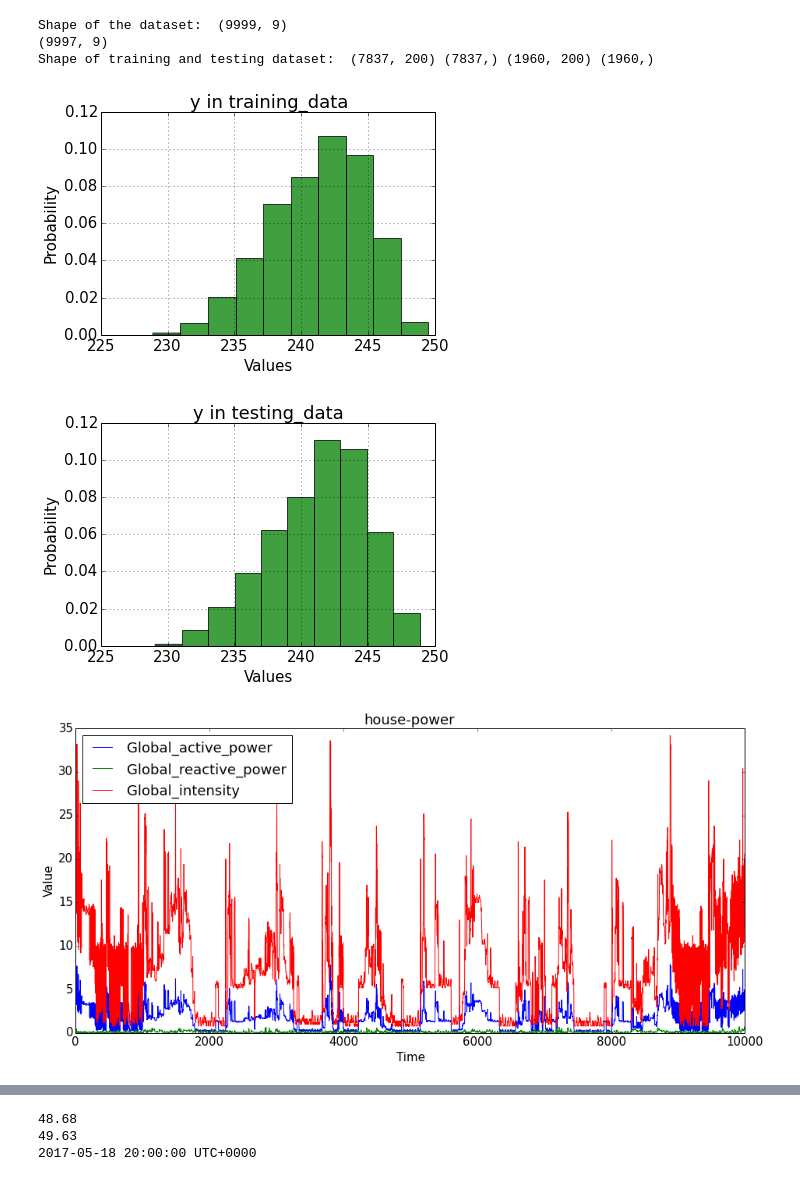
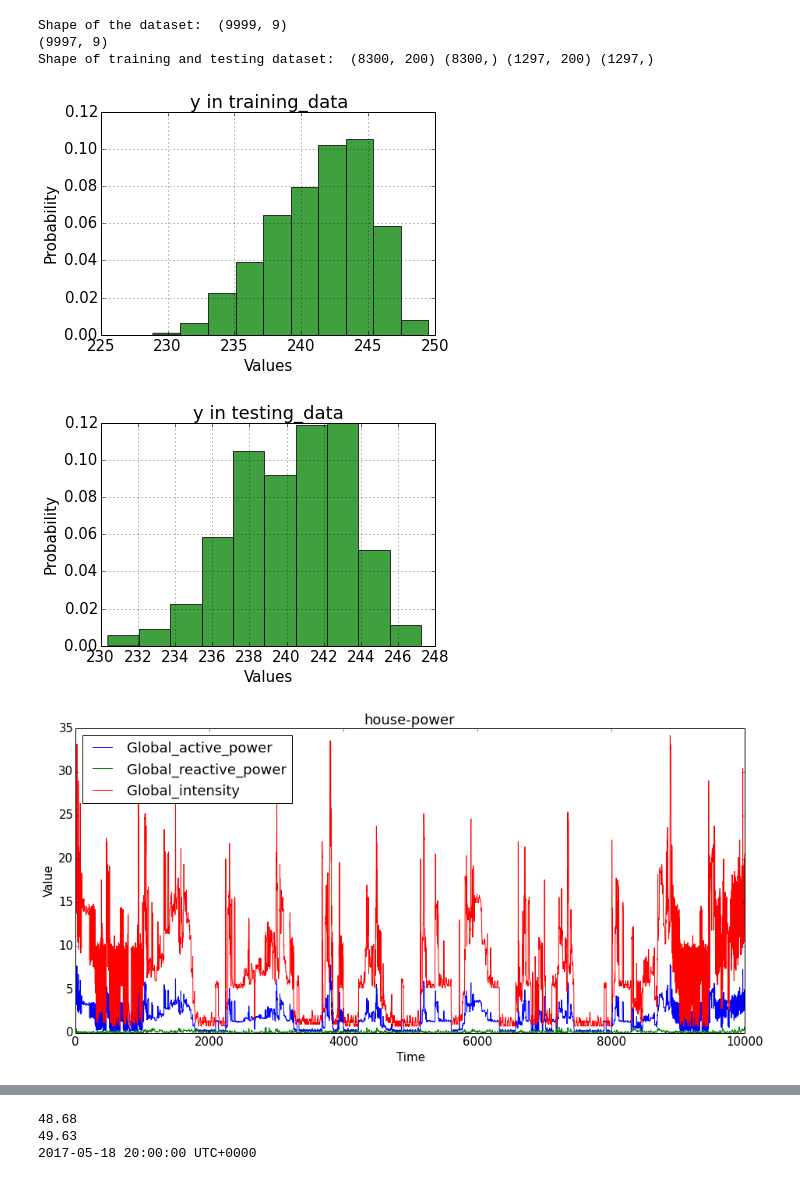
Before and after one commit to weilai0980/tsRNN, a Jupyter notebook: data_prep_offline.ipynb, the cells around one changed output, grey strips where cells are left out. Drawn from its saved outputs; the diff is of its cells as text; code cells hidden in the pictures.

```diff
--- a/data_prep_offline.ipynb
+++ b/data_prep_offline.ipynb
@@ -181,6 +228,13 @@ np.savetxt("../dataset/dataset_ts/stock_ytest.csv", y_test, delimiter=",")
 # house-power
 # Date;Time;Global_active_power;Global_reactive_power;
 # Voltage;Global_intensity;Sub_metering_1;Sub_metering_2;Sub_metering_3
+
+para_uni_variate = True
+para_train_test_split = False
+para_win_size = 200
+
+para_train_range = (0,8500)
+para_test_range  = (8500,9999)
 
 addr = "../dataset/dataset_ts/house-power.csv"
 dta_df = pd.read_csv( addr ,sep=';')
@@ -200,40 +254,41 @@ tmpcol = [ 'Global_active_power', 'Global_reactive_power', 'Voltage', 'Global_in
           'Sub_metering_1', 'Sub_metering_2', 'Sub_metering_3' ]
 
 for i in tmpcol:
     dta_df[i] = dta_df[i].astype(float)
 
 # ----------------------------
 
 
-x_all, y_all = instance_extraction( list(dta_df['Voltage']), 200 )
-x_train, x_test, y_train, y_test = train_test_split( x_all, y_all, \
-                                                        test_size=0.2, random_state=20)
+x_train, x_test, y_train, y_test = \
+build_training_testing_data( dta_df, 'Voltage', ['Global_active_power','Sub_metering_1'], \
+                                para_uni_variate, para_train_test_split, para_win_size, \
+                             para_train_range, para_test_range )
 
 print 'Shape of training and testing dataset: ', np.shape(x_train), np.shape(y_train),\
-np.shape(x_test), np.shape(y_test)
+    np.shape(x_test), np.shape(y_test)
 
 
 # visualization
 y_distribution_plot( y_train, 'y in training_data' )
 y_distribution_plot( y_test,  'y in testing_data' )
 
 # tmpdf = dta_df.drop(['Date', 'Time', 'Voltage'], axis=1)
 # multivariate_ts_plot( tmpdf, 'house-power' )
 
 multivariate_ts_plot( dta_df[ ['Global_active_power', 'Global_reactive_power',\
                                'Global_intensity'] ],\
                      'house-power' )
 
 multivariate_ts_plot( dta_df[ ['Voltage'] ], 'house-power' )
 
 multivariate_ts_plot( dta_df[ ['Sub_metering_1', 'Sub_metering_2', 'Sub_metering_3'] ], \
                      'house-power' )
 # %% [output]
 Shape of the dataset:  (9999, 9)
 (9997, 9)
-Shape of training and testing dataset:  (7837, 200) (7837,) (1960, 200) (1960,)
+Shape of training and testing dataset:  (8300, 200) (8300,) (1297, 200) (1297,)
-[figure, old version]
+[figure, new version]
-[figure, old version]
+[figure, new version]
 [figure]
 [figure]
 [figure]
```
Also changed, not shown: parts of 4 cells of this notebook, 6 other files.
